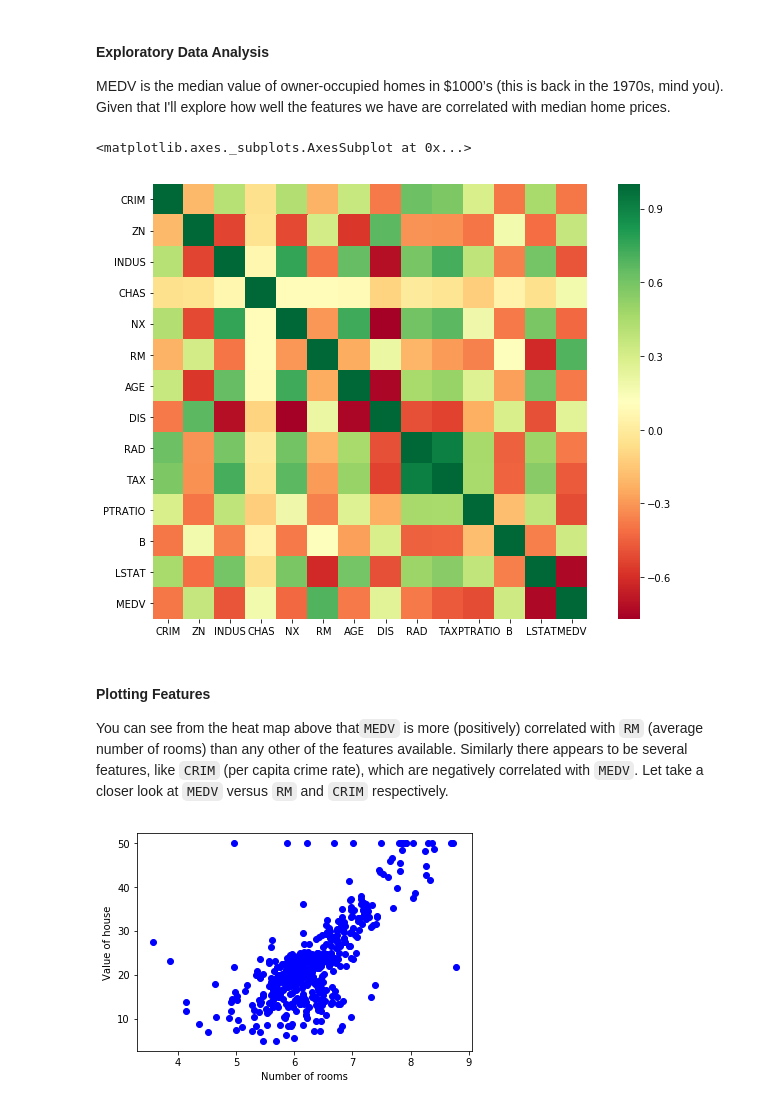
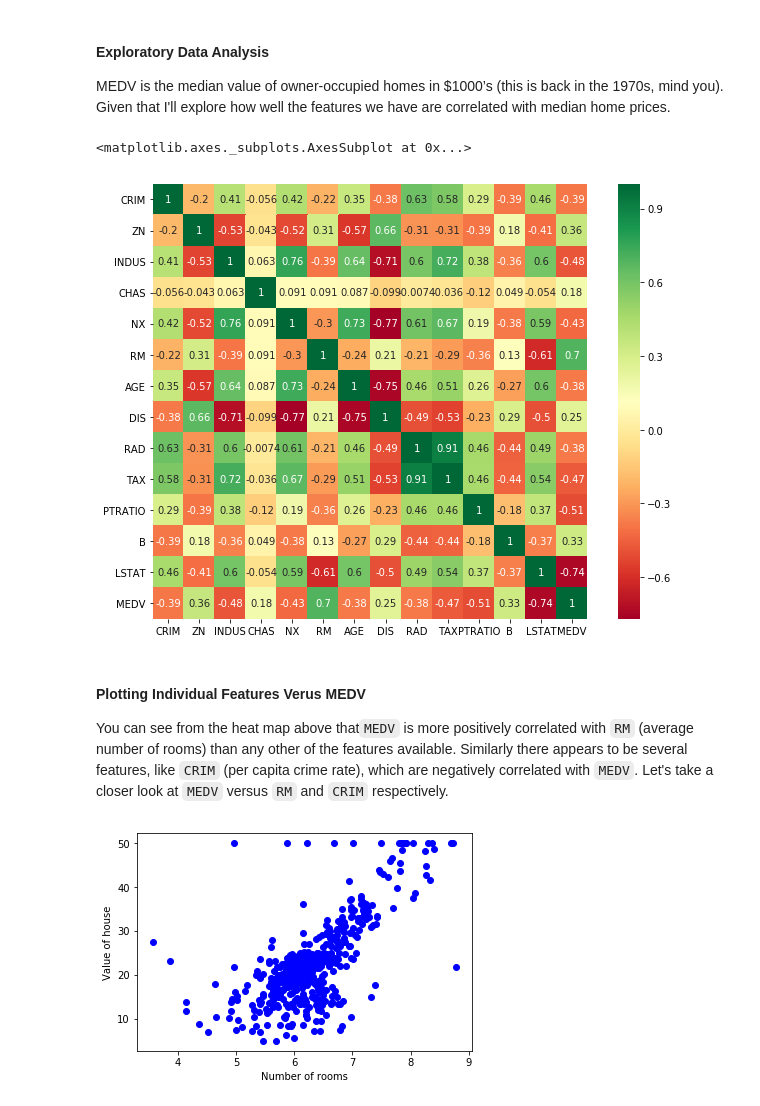
Before and after one commit to brukeg/notebooks, a Jupyter notebook: in-progress/supervised-learning-predicting-home-prices-boston.ipynb, the cells around one changed output. Saved outputs shown, nothing was run; the diff lists cells and outputs as text; code cells hidden in the pictures.

```diff
--- a/in-progress/supervised-learning-predicting-home-prices-boston.ipynb
+++ b/in-progress/supervised-learning-predicting-home-prices-boston.ipynb
@@ -50,18 +51,19 @@ df.head()
 #### Exploratory Data Analysis
 MEDV is the median value of owner-occupied homes in $1000’s (this is back in the 1970s, mind you). Given that I'll explore how well the features we have are correlated with median home prices.
 # %%
-# Plot the correlation between different features in the datatset.
+# Plot the correlation between MEDV (dependant or target variable) and the rest of features (independant variables).
 plt.figure(figsize=(11, 8))
 sns.heatmap(
     df.corr(),
+    annot=True,
     square=True,
     cmap='RdYlGn')
 # %% [output]
 <matplotlib.axes._subplots.AxesSubplot at 0x...>
-[figure, old version]
+[figure, new version]
 # %% [markdown]
-#### Plotting Features
-You can see from the heat map above that`MEDV` is more (positively) correlated with `RM` (average number of rooms) than any other of the features available. Similarly there appears to be several features, like `CRIM` (per capita crime rate), which are negatively correlated with `MEDV`. Let take a closer look at `MEDV` versus `RM` and `CRIM` respectively.
+#### Plotting Individual Features Verus MEDV
+You can see from the heat map above that`MEDV` is more positively correlated with `RM` (average number of rooms) than any other of the features available. Similarly there appears to be several features, like `CRIM` (per capita crime rate), which are negatively correlated with `MEDV`. Let's take a closer look at `MEDV` versus `RM` and `CRIM` respectively.
 # %%
 # Create arrays for the feature and target variables
 y = df['MEDV'].values
```
Also changed, not shown: parts of 29 cells of this notebook.
